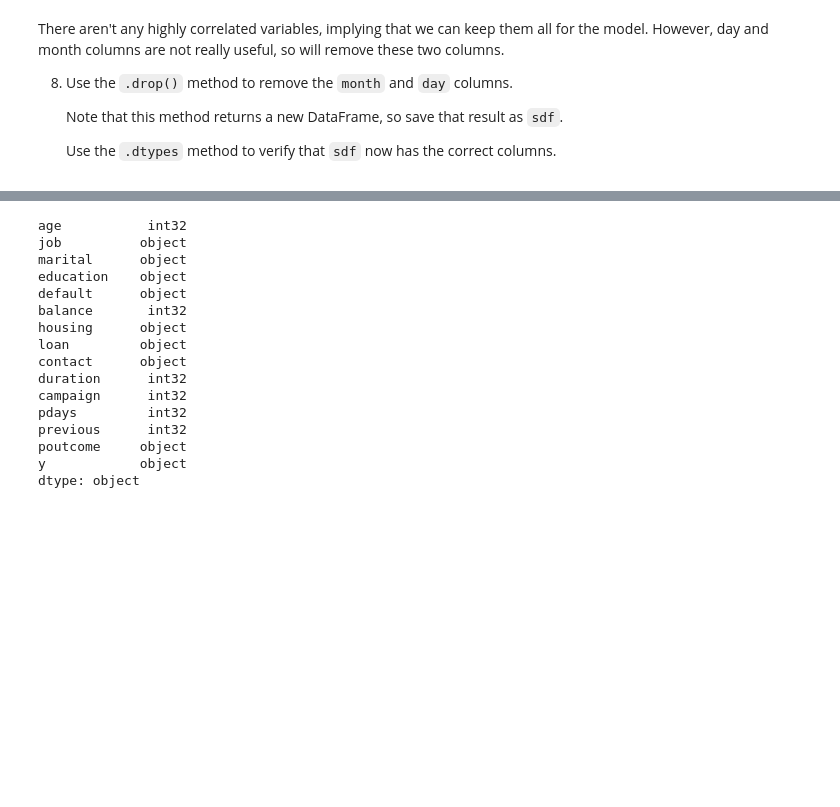
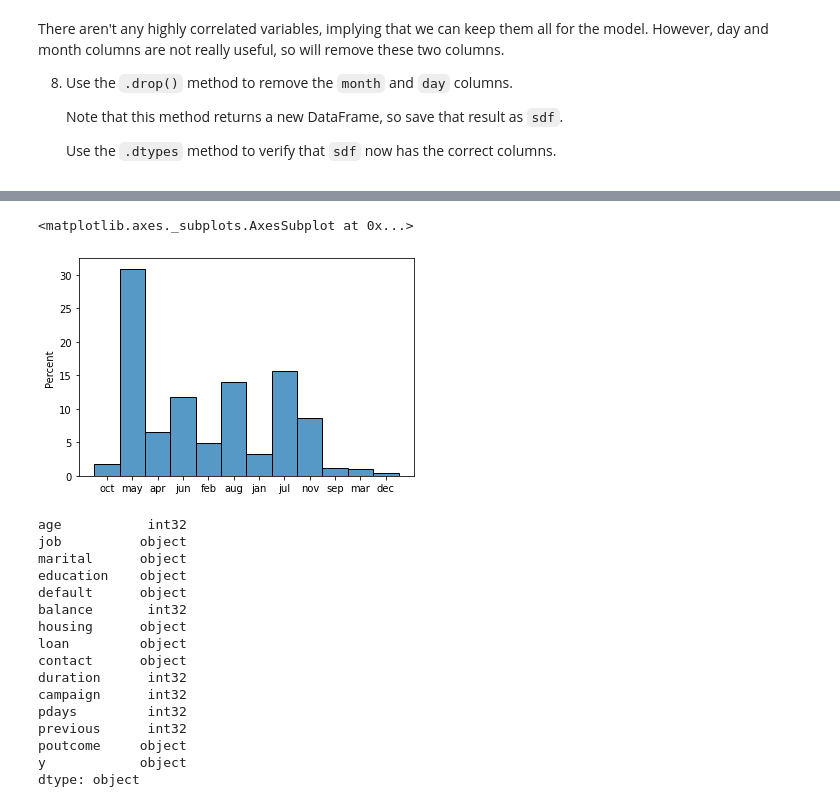
Before and after one commit to JonathanGrant/MLE-10, a Jupyter notebook: assignments/week-05-big-data/nb/subscription-prediction.ipynb, the cells around one changed output, grey strips where cells are left out. Drawn from its saved outputs; the diff is of its cells as text; code cells hidden in the pictures; blank space fills up the shorter version.

```diff
--- a/assignments/week-05-big-data/nb/subscription-prediction.ipynb
+++ b/assignments/week-05-big-data/nb/subscription-prediction.ipynb
@@ -373,3 +391,8 @@ There aren't any highly correlated variables, implying that we can keep them all
+# %%
+sns.histplot(psdf['month'].to_numpy(), stat='percent')
+# %% [output]
+<matplotlib.axes._subplots.AxesSubplot at 0x...>
+[figure, added]
 # %%
 sdf = psdf.drop(columns=['month', 'day'])
 sdf.dtypes
```
Also changed, not shown: parts of 14 cells of this notebook.
